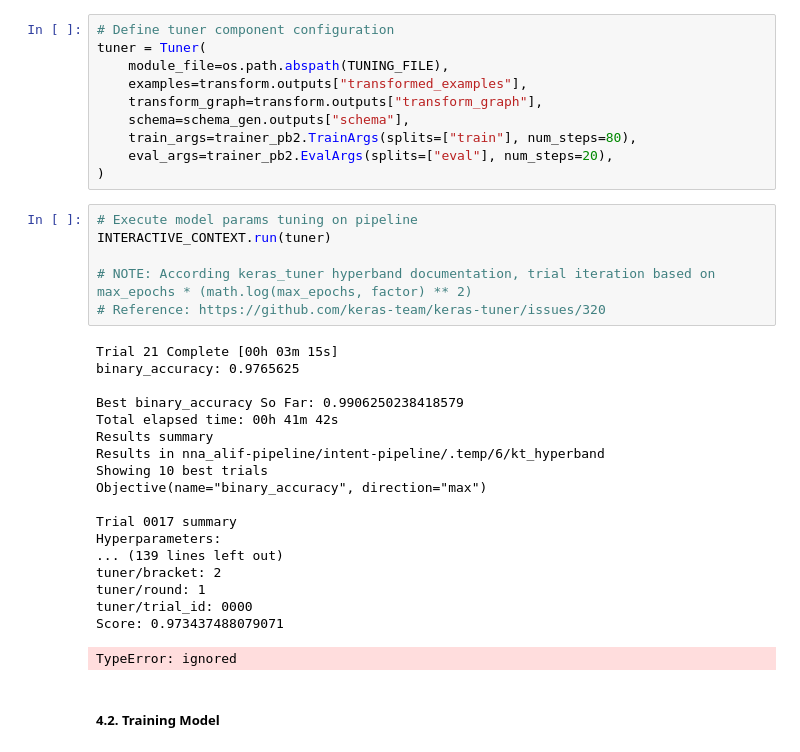
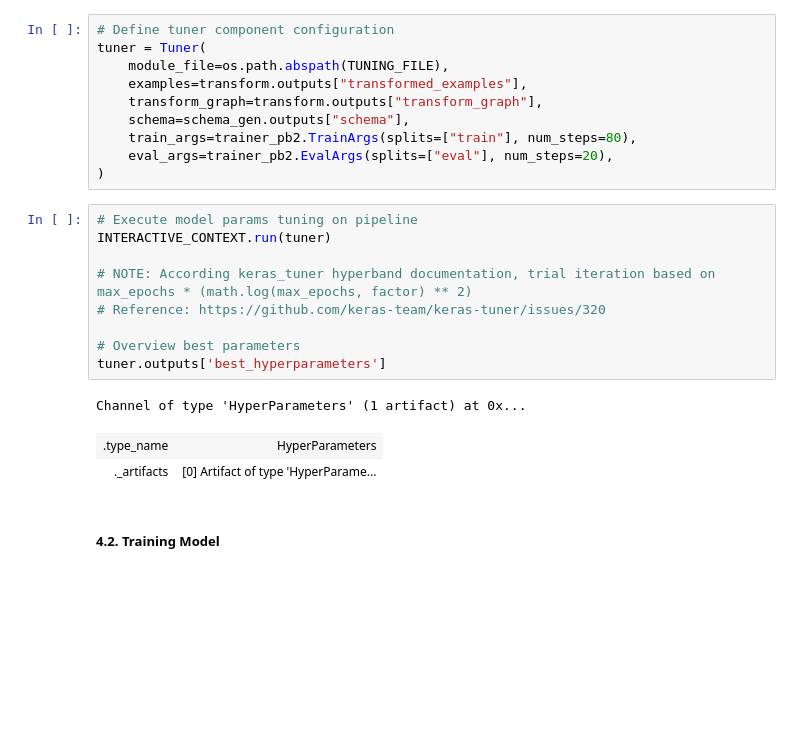
Before and after one commit to NnA301023/DicodingML-Ops, a Jupyter notebook: intent-classification-atis-airline/pipeline_tfx.ipynb, the cells around one changed output. Drawn from its saved outputs; the diff is of its cells as text; blank space fills up the shorter version.

Commit message:
update: pipeline_tfx on tuner components

```diff
--- a/intent-classification-atis-airline/pipeline_tfx.ipynb
+++ b/intent-classification-atis-airline/pipeline_tfx.ipynb
@@ -353,28 +357,16 @@ tuner = Tuner(
 # %%
 # Execute model params tuning on pipeline
 INTERACTIVE_CONTEXT.run(tuner)
 
 # NOTE: According keras_tuner hyperband documentation, trial iteration based on max_epochs * (math.log(max_epochs, factor) ** 2)
 # Reference: https://github.com/keras-team/keras-tuner/issues/320
+
+# Overview best parameters
+tuner.outputs['best_hyperparameters']
 # %% [output]
-Trial 21 Complete [00h 03m 15s]
-binary_accuracy: 0.9765625
-
-Best binary_accuracy So Far: 0.9906250238418579
-Total elapsed time: 00h 41m 42s
-Results summary
-Results in nna_alif-pipeline/intent-pipeline/.temp/6/kt_hyperband
-Showing 10 best trials
-Objective(name="binary_accuracy", direction="max")
-
-Trial 0017 summary
-Hyperparameters:
-... (139 lines left out)
-tuner/bracket: 2
-tuner/round: 1
-tuner/trial_id: 0000
-Score: 0.973437488079071
+Channel of type 'HyperParameters' (1 artifact) at 0x...
-TypeError: ignored
+| .type_name | HyperParameters |
+| ._artifacts | [0] Artifact of type 'HyperParame... |
 # %% [markdown]
 ##### 4.2. Training Model
 # %%
```
Also changed, not shown: parts of 6 cells of this notebook, 2 other files.
